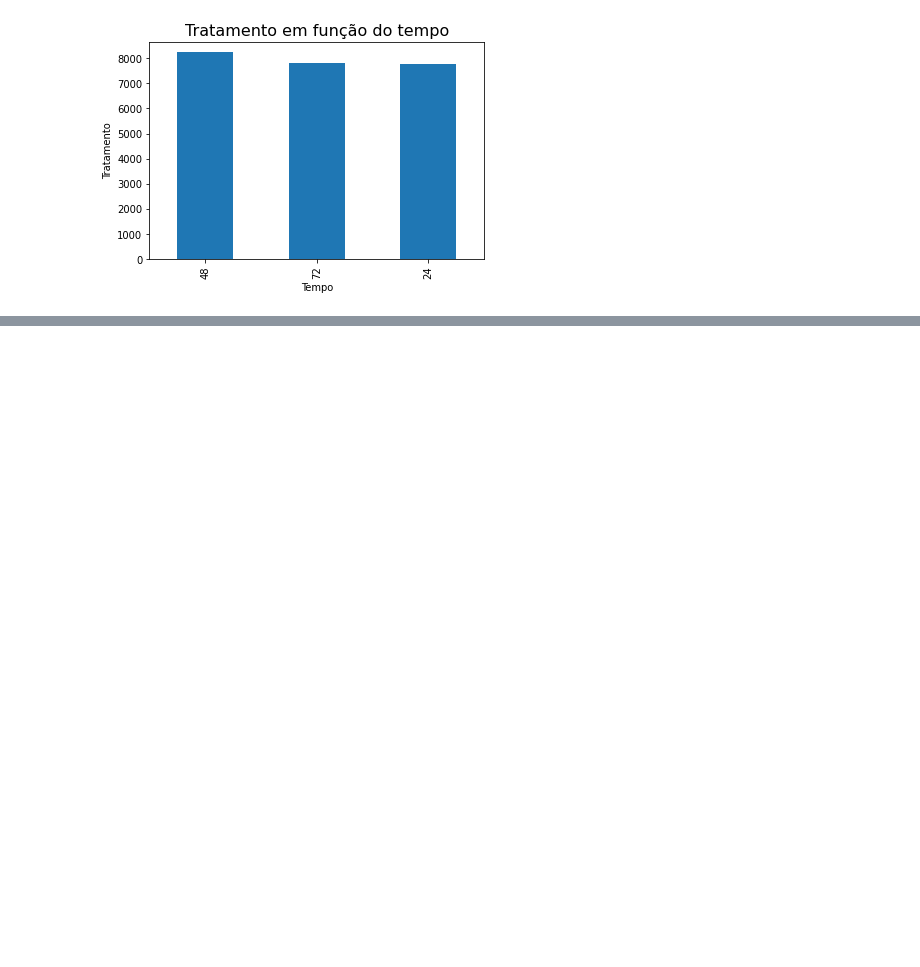
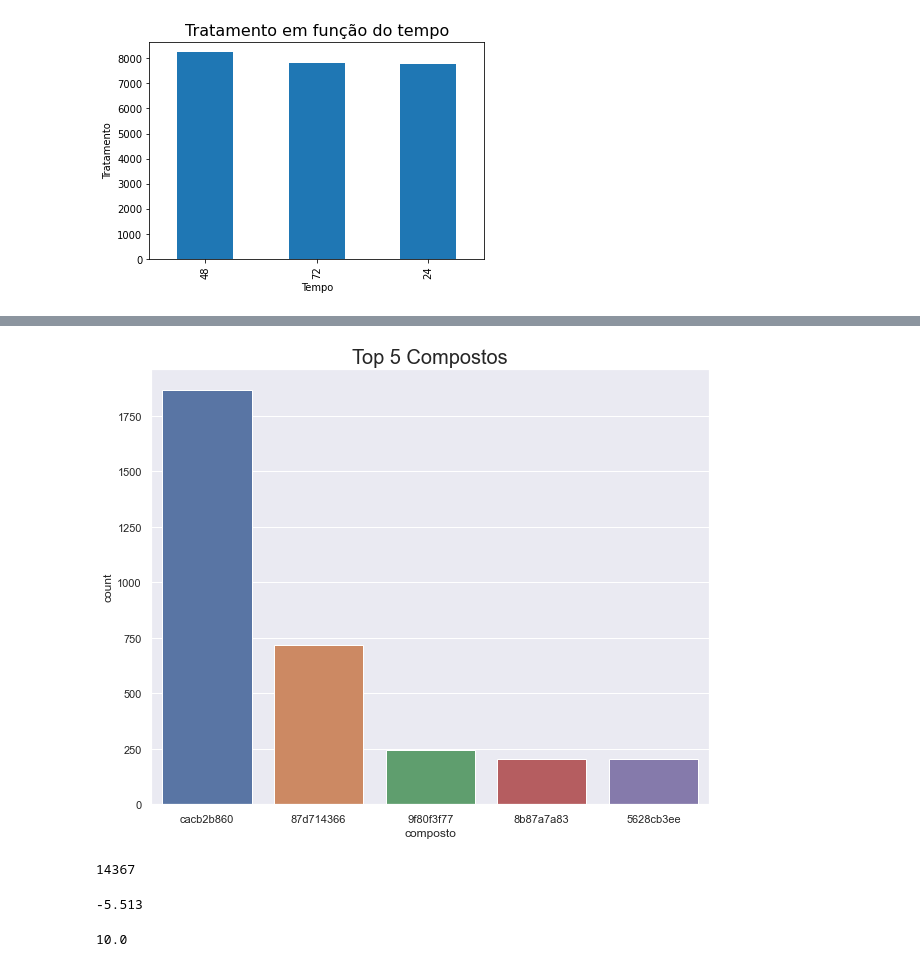
Before and after one commit to Tawfik-Metwally/Imersao_Dados, a Jupyter notebook: Importa_Dados.ipynb, the cells around one changed output, grey strips where cells are left out. Cells and saved outputs as stored; diff of their text form; code cells hidden in the pictures; blank space fills up the shorter version.

````diff
--- a/Importa_Dados.ipynb
+++ b/Importa_Dados.ipynb
@@ -220,3 +221,6 @@
 Desafio 04: Renomear as colunas tirando o hífen. ```.rename(columns={'g-0':'g0'}, inplace = True)```
 
 Desafio 05: Deixar os gráficos bonitões. (Matplotlib.pyplot) ```plt.title()``` / ```plt.xlabel()``` / ```plt.ylabel()``` / ``` plt.show()```
+# %%
+dados.rename(columns={'droga':'composto'}, inplace=True) #muda o nome da coluna, inplace faz com que essa mudança seja feita na tabela original
+dados.head()
@@ -222,0 +256,22 @@
+# %%
+import seaborn as sns
+sns.set() #utilizar os estilos padroes oferecidos pela seaborn
+dadosCod_compostos = dados.query('composto in @cod_compostos')
+plt.figure(figsize=(10,8))
+ax =sns.countplot(x = 'composto', data = dadosCod_compostos, order = dadosCod_compostos['composto'].value_counts().index) #plota um gráfico, recebe um x,y, também se quiser limitar os dados da coluna como feito acima, em que ele pega apenas os top 5
+ax.set_title('Top 5 Compostos', fontsize=20)
+plt.show()
+# %% [output]
+[figure, added]
+# %%
+len(dados['g0'].unique())
+# %% [output]
+14367
+# %%
+dados['g0'].min()
+# %% [output]
+-5.513
+# %%
+dados['g0'].max()
+# %% [output]
+10.0
````
Also changed, not shown: parts of 14 cells of this notebook.
